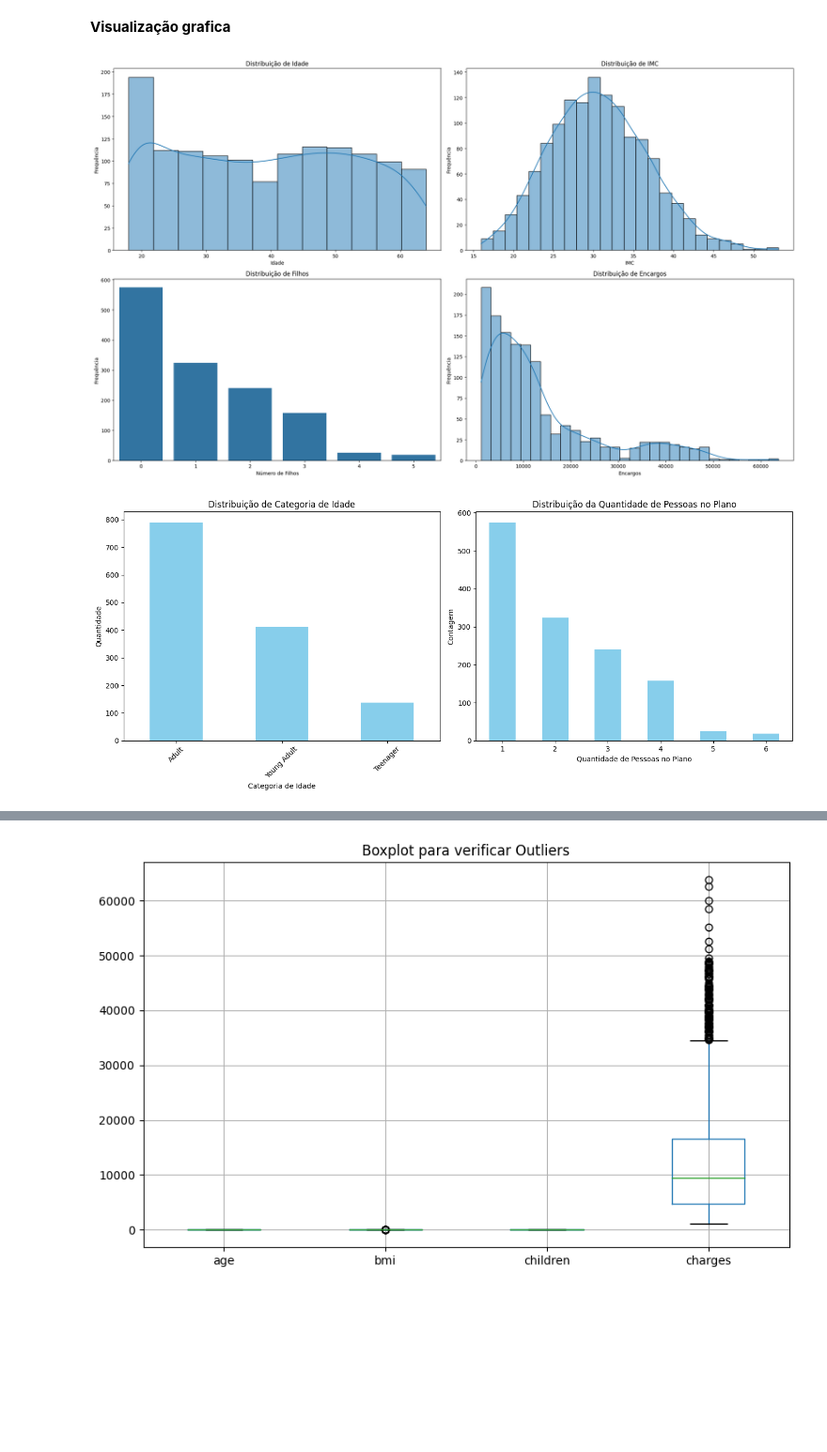
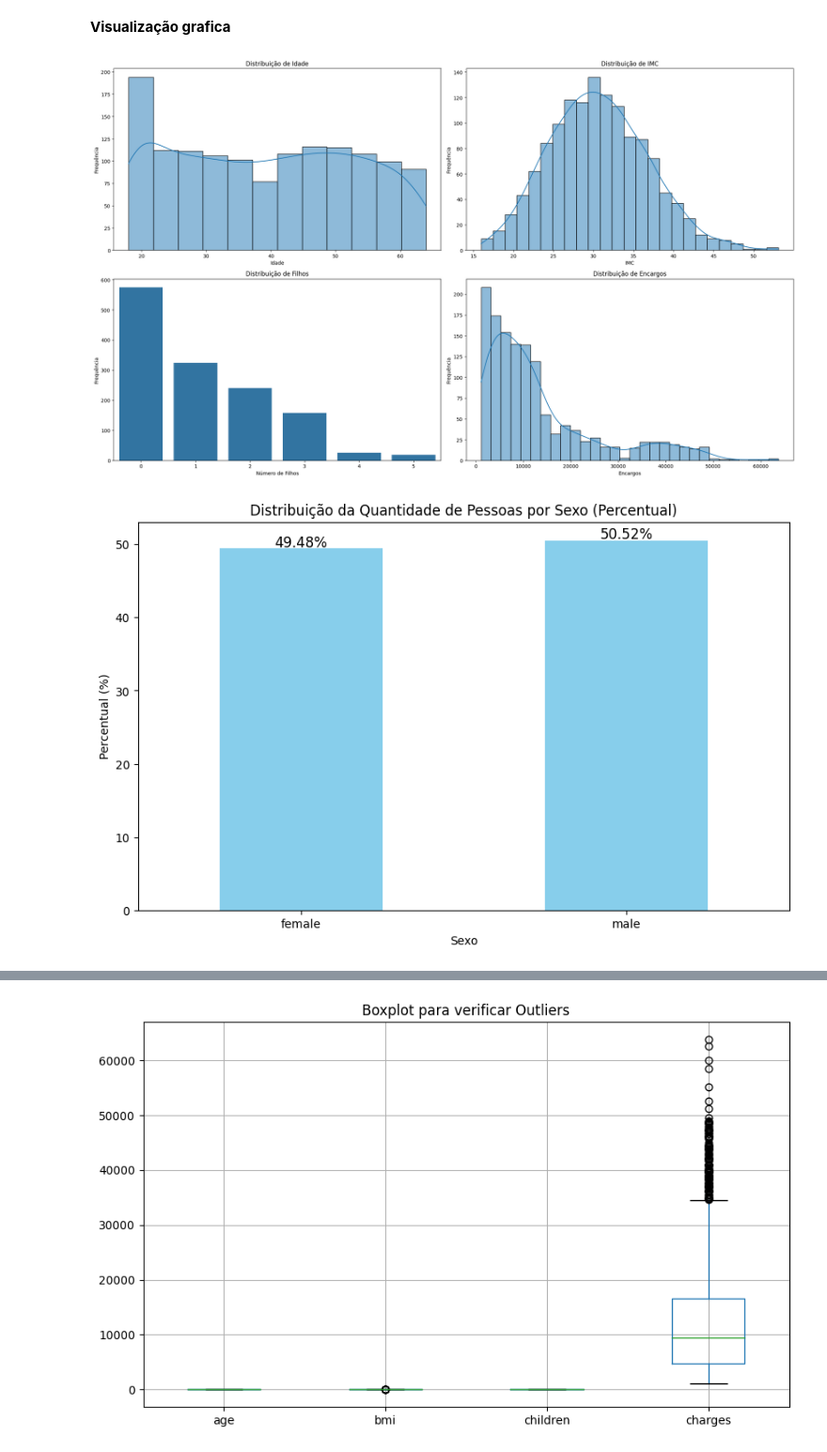
Before and after one commit to patrickdevv/FIAP_Fase01_Desafio, a Jupyter notebook: Desafio_v2.ipynb, the cells around one changed output, grey strips where cells are left out. Shown at 94% size. Drawn from its saved outputs; the diff is of its cells as text; code cells hidden in the pictures; blank space fills up the shorter version.

```diff
--- a/Desafio_v2.ipynb
+++ b/Desafio_v2.ipynb
@@ -150,28 +150,28 @@ máximo                 6.000000
 # Configurar o tamanho da figura e subplots
 plt.figure(figsize=(20, 12))
 
-# Idade
+# Distribuição de Idade
 plt.subplot(2, 2, 1)
 sns.histplot(df['age'], kde=True)
 plt.title('Distribuição de Idade')
 plt.xlabel('Idade')
 plt.ylabel('Frequência')
 
-# IMC
+# Distribuição de IMC
 plt.subplot(2, 2, 2)
 sns.histplot(df['bmi'], kde=True)
 plt.title('Distribuição de IMC')
 plt.xlabel('IMC')
 plt.ylabel('Frequência')
 
-# Filhos
+# Distribuição de Filhos
 plt.subplot(2, 2, 3)
 sns.countplot(x='children', data=df)
 plt.title('Distribuição de Filhos')
 plt.xlabel('Número de Filhos')
 plt.ylabel('Frequência')
 
-# Encargos
+# Distribuição de Encargos
 plt.subplot(2, 2, 4)
 sns.histplot(df['charges'], kde=True)
 plt.title('Distribuição de Encargos')
@@ -180,9 +180,64 @@ plt.ylabel('Frequência')
 
 # Ajustar o layout
 plt.tight_layout()
+plt.show()
 
-# Mostrar os gráficos
+# GRAFICO DE DISTRIBUIÇÃO DE SEXO - INICIO
+# Calcular a contagem e percentual de cada categoria de sexo
+sex_counts = df['sex'].value_counts().sort_index()
+sex_percentages = (sex_counts / sex_counts.sum()) * 100
+
+# Plotar o gráfico de barras
+plt.figure(figsize=(10, 6))
+bars = sex_percentages.plot(kind='bar', color='skyblue')
+
+# Adicionar títulos e rótulos
+plt.title('Distribuição da Quantidade de Pessoas por Sexo (Percentual)')
+plt.xlabel('Sexo')
+plt.ylabel('Percentual (%)')
+plt.xticks(rotation=0)
+
+# Adicionar rótulos de percentual em cima das barras
+for bar in bars.patches:
+    plt.annotate(f'{bar.get_height():.2f}%',
+                 xy=(bar.get_x() + bar.get_width() / 2, bar.get_height()),
+                 xytext=(0, 5),  # 5 points vertical offset
+                 textcoords='offset points',
+                 ha='center', va='center', fontsize=12, color='black')
+
+
+# GRAFICO DE DISTRIBUIÇÃO DE SEXO - FIM
+###############################################################################
+###############################################################################
+
+
+# GRAFICO DE DISTRIBUIÇÃO DE FUMANTES - INICIO
+# Calcular a contagem e percentual de cada categoria de sexo
+smoker_counts = df['smoker'].value_counts().sort_index()
+smoker_percentages = (smoker_counts / smoker_counts.sum()) * 100
+
+# Plotar o gráfico de barras
+plt.figure(figsize=(10, 6))
+bars_smoker = smoker_percentages.plot(kind='bar', color='skyblue')
+
+# Adicionar títulos e rótulos
+plt.title('Distribuição da Quantidade de Pessoas por Fumantes (Percentual)')
+plt.xlabel('Fumantes')
+plt.ylabel('Percentual (%)')
+plt.xticks(rotation=0)
+
+# Adicionar rótulos de percentual em cima das barras
+for bar in bars_smoker.patches:
+    plt.annotate(f'{bar.get_height():.2f}%',
+                 xy=(bar.get_x() + bar.get_width() / 2, bar.get_height()),
+                 xytext=(0, 5),  # 5 points vertical offset
+                 textcoords='offset points',
+                 ha='center', va='center', fontsize=12, color='black')
+
+# Mostrar o gráfico
 plt.show()
+
+# GRAFICO DE DISTRIBUIÇÃO DE FUMANTES - FIM
 
 # Plotar as distribuições de variáveis categóricas
 plt.figure(figsize=(14, 6))
@@ -194,33 +249,31 @@ plt.title('Distribuição de Categoria de Idade')
 plt.xlabel('Categoria de Idade')
 plt.ylabel('Quantidade')
 plt.xticks(rotation=45)
 
 # Quantidade de pessoas no plano
 plt.subplot(1, 2, 2)
 df['number_people_on_plan'].value_counts().sort_index().plot(kind='bar', color='skyblue')
 plt.title('Distribuição da Quantidade de Pessoas no Plano')
 plt.xlabel('Quantidade de Pessoas no Plano')
 plt.ylabel('Contagem')
 plt.xticks(rotation=0)
 
 # Ajustar o layout
 plt.tight_layout()
-
-# Mostrar os gráficos
 plt.show()
 
 # Gráfico de barras para média das despesas por região e sexo
 plt.figure(figsize=(10, 6))
 sns.barplot(x='region', y='charges', hue='sex', data=df)
 
 # Adicionar títulos e rótulos
 plt.title('Média das Despesas por Região e Sexo')
 plt.xlabel('Região')
 plt.ylabel('Despesas (Charges)')
 plt.legend(title='Sexo')
 
 # Mostrar o gráfico
 plt.show()
 # %% [output]
 [figure]
-[figure, old version]
+[figure, new version]
```
Also changed, not shown: parts of 1 cell of this notebook.
